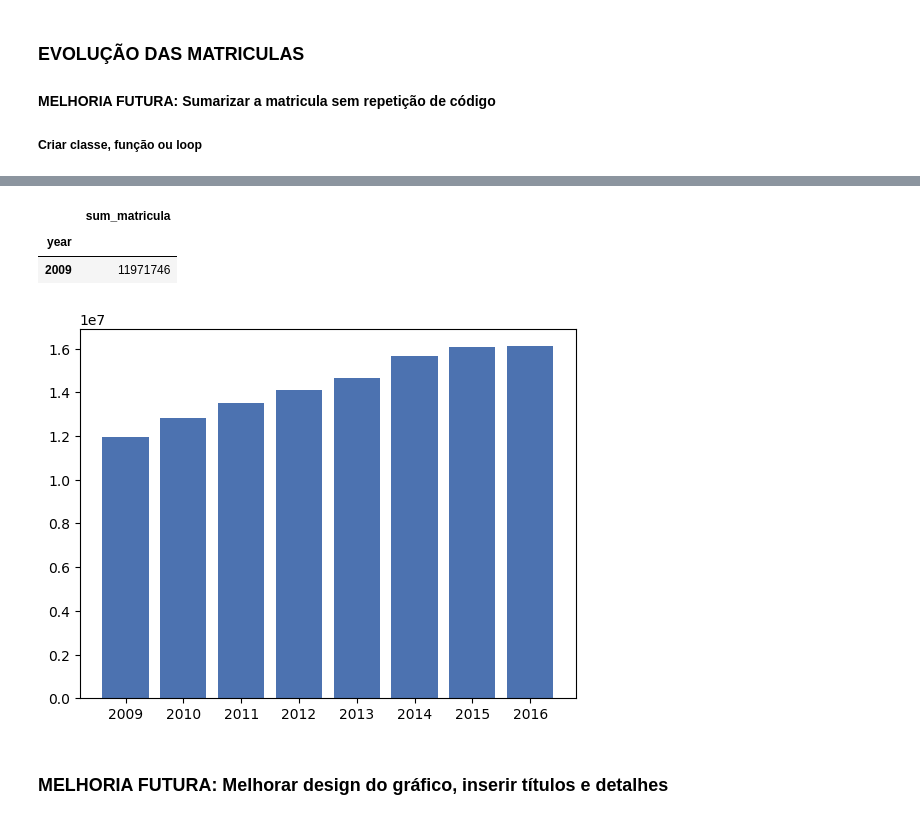
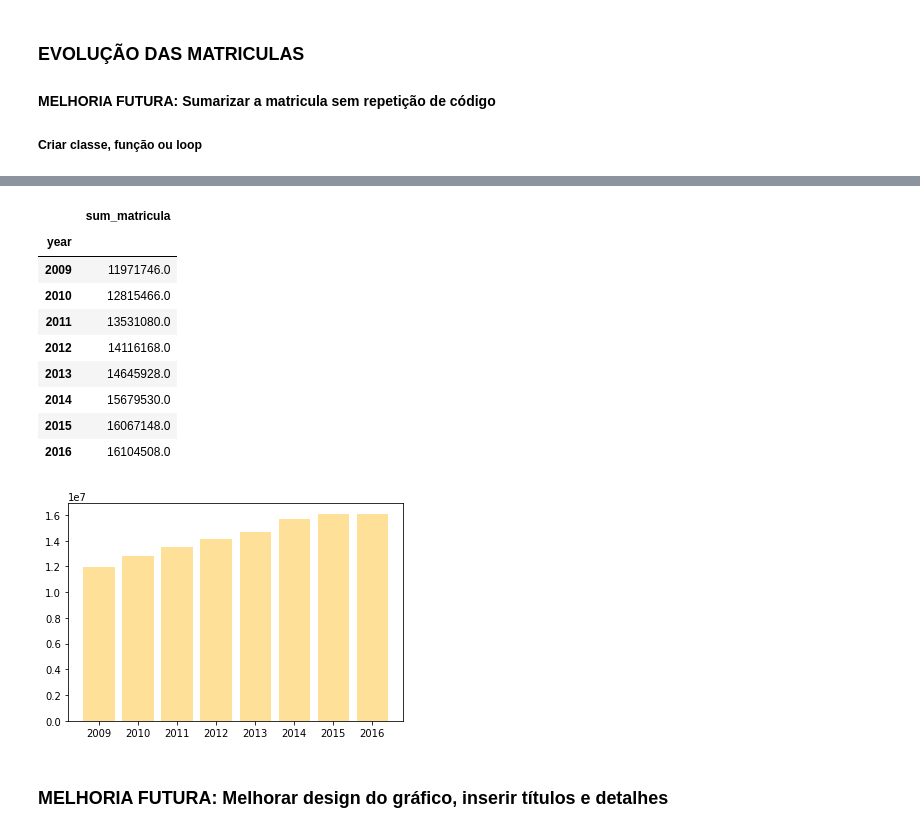
Before and after one commit to suemarsouza/Quero, a Jupyter notebook: EvolucaoMatriculas.ipynb, the cells around one changed output, grey strips where cells are left out. Drawn from its saved outputs; the diff is of its cells as text; code cells hidden in the pictures.

```diff
--- a/EvolucaoMatriculas.ipynb
+++ b/EvolucaoMatriculas.ipynb
@@ -58,3 +7,22 @@ C:\Users\User\Desktop\CaseQueroEducacao\Dados\dm_cursos_2009
+# %%
+import os
+import numpy as np
+import pandas as pd
+from pandas import ExcelWriter
+from pandas import ExcelFile
+import matplotlib.pyplot as plt
+
+file_location = 'C:\\Users\\User\\Desktop\\CaseQueroEducacao\\Dados\\'
+
+
+files=os.listdir(file_location)
+
+dict_df = {}
+
+for file in files:
+    dict_df["df{0}".format(file)] = pd.read_csv(file_location + file,sep = ';')
+
+#dict_df
 # %% [markdown]
 ### EVOLUÇÃO DAS MATRICULAS
 
@@ -102,21 +36,34 @@ pd_hist
+# %%
+pd_hist = pd.DataFrame()
+
+for key in dict_df.keys():
+   #pd_hist = pd.append(pd.DataFrame({"year":[key[12:]] ,"sum_matricula": dict_df[key]["qt_matricula_curso"].sum()})
+    pd_hist = pd_hist.append(pd.DataFrame({"year":[key[12:]] ,"sum_matricula": dict_df[key]["qt_matricula_curso"].sum()}))
 # %%
-df_hist.set_index('year')
+pd_hist.set_index('year')
 # %% [output]
 |  | sum_matricula |
 | year |  |
-| 2009 | 11971746 |
+| 2009 | 11971746.0 |
+| 2010 | 12815466.0 |
+| 2011 | 13531080.0 |
+| 2012 | 14116168.0 |
+| 2013 | 14645928.0 |
+| 2014 | 15679530.0 |
+| 2015 | 16067148.0 |
+| 2016 | 16104508.0 |
 # %%
 fig = plt.figure()
 ax = fig.gca()
 
 xs = pd_hist["year"]
 ys = pd_hist["sum_matricula"]
 
-ax.bar(xs, ys, color = 'b')
+ax.bar(xs, ys, color = (1,0.7,0),alpha = 0.4)
 
 plt.show()
 # %% [output]
-[figure, old version]
+[figure, new version]
 # %% [markdown]
 ### MELHORIA FUTURA: Melhorar design do gráfico, inserir títulos e detalhes
 # %% [markdown]
```
Also changed, not shown: parts of 6 cells of this notebook.
